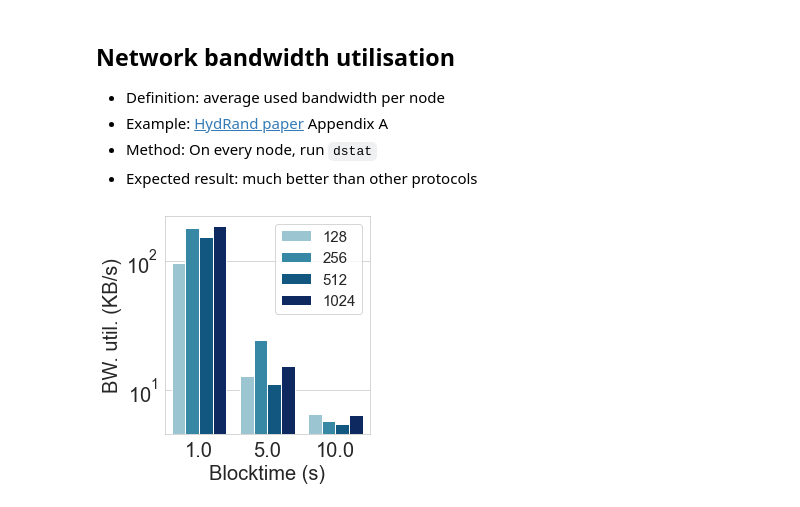
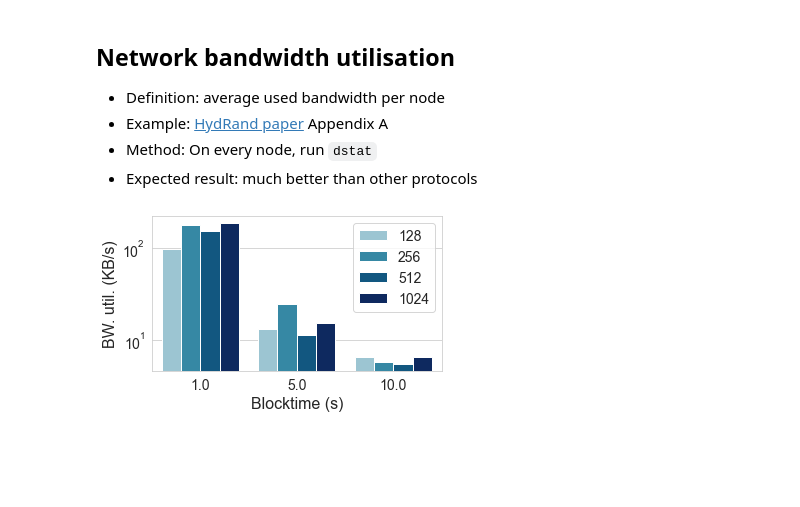
Before and after one commit to rand-chain/rust-randchain-prototype, a Jupyter notebook: evaluation/analysis.ipynb, the cells around one changed output. Saved outputs shown, nothing was run; the diff lists cells and outputs as text; code cells hidden in the pictures; blank space fills up the shorter version.

```diff
--- a/evaluation/analysis.ipynb
+++ b/evaluation/analysis.ipynb
@@ -280,36 +280,36 @@ def plot_bw_util_both():
 
 def plot_bw_util():
     blocktimes = [1, 5, 10]
     nodes = np.array([128, 256, 512, 1024])
 
-    plt.figure(0, figsize=(4, 4))
+    plt.figure(0, figsize=(5, 3))
     df = pd.DataFrame(columns=['Blocktime', 'Number of nodes', 'Bandwidth utilisation'])
     for bt in blocktimes:
         for n in nodes:
             bws = get_bw_util(bt, n/8, 8)
             total_bw = bws[0] + bws[1]
             bw_series = pd.Series(data=[bt, n, total_bw / 1000], index=['Blocktime', 'Number of nodes', 'Bandwidth utilisation'])
             df = df.append(bw_series, ignore_index=True)
 
     ax = sns.barplot(x="Blocktime", y="Bandwidth utilisation", hue="Number of nodes", data=df, palette=sns.color_palette('ocean_r'))
 
     # hatches = ['xx', '++', '//', '\\\\']
     # for i, thisbar in enumerate(ax.patches):
     #     thisbar.set_hatch(hatches[int(np.floor(i/3))])
 
     ax.set(yscale="log")
-    ax.set_xlabel('Blocktime (s)',fontsize=15)
-    ax.set_ylabel('BW. util. (KB/s)',fontsize=15)
-    ax.tick_params(axis='both', which='major', labelsize=20)
-    leg = plt.legend(ncol=1, fontsize=15)
+    ax.set_xlabel('Blocktime (s)',fontsize=16)
+    ax.set_ylabel('BW. util. (KB/s)',fontsize=16)
+    ax.tick_params(axis='both', which='major', labelsize=14)
+    leg = plt.legend(ncol=1, fontsize=14)
     for t in leg.texts:
         t.set_text('%d' % float(t.get_text()))
 
     plt.tight_layout()
     plt.savefig('../../randchain-paper/paper/figs/bw-util.pdf')
     plt.show()
     plt.close()
 
 plot_bw_util()
 # %% [output]
-[figure, old version]
+[figure, new version]
```
Also changed, not shown: parts of 1 cell of this notebook.
